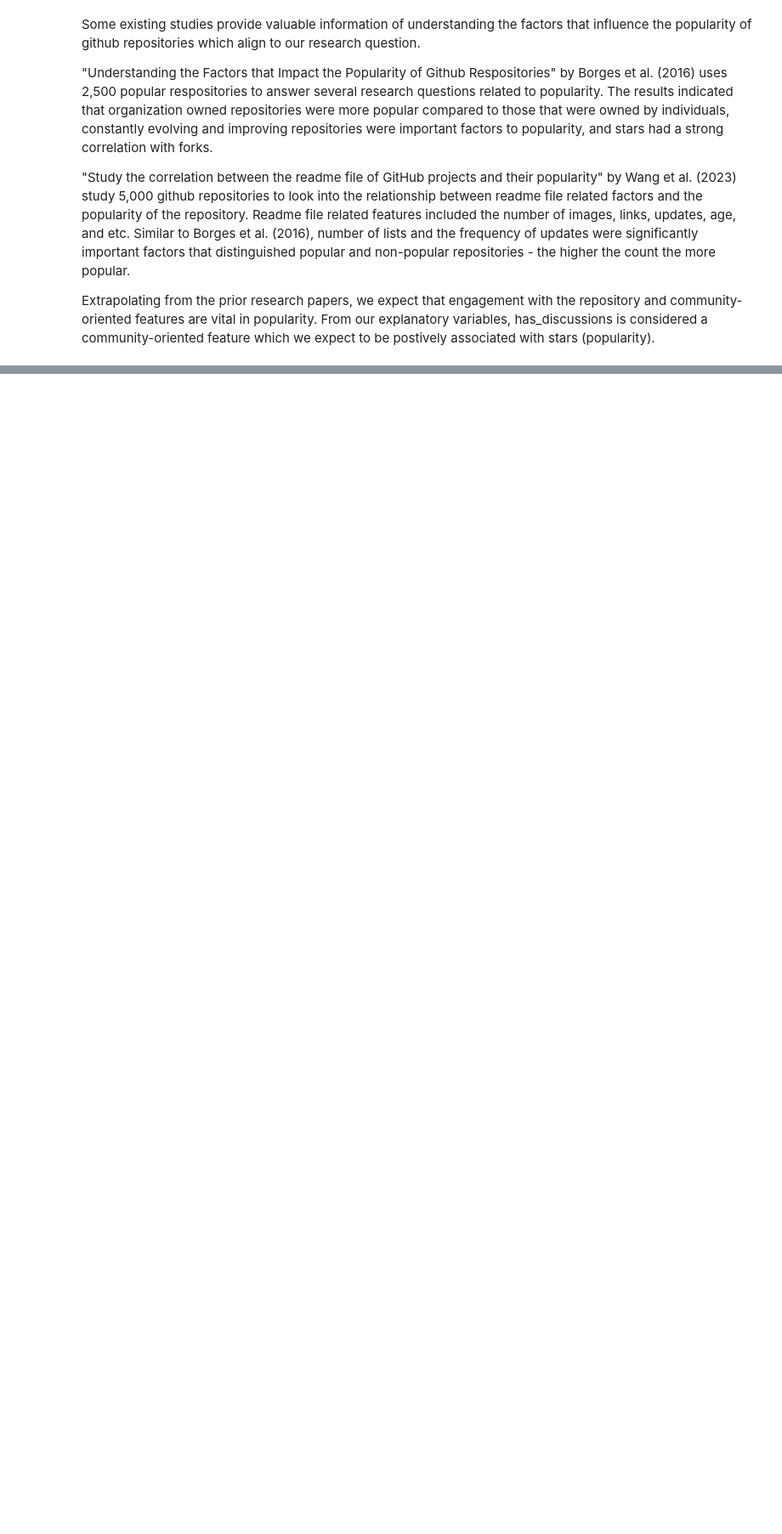
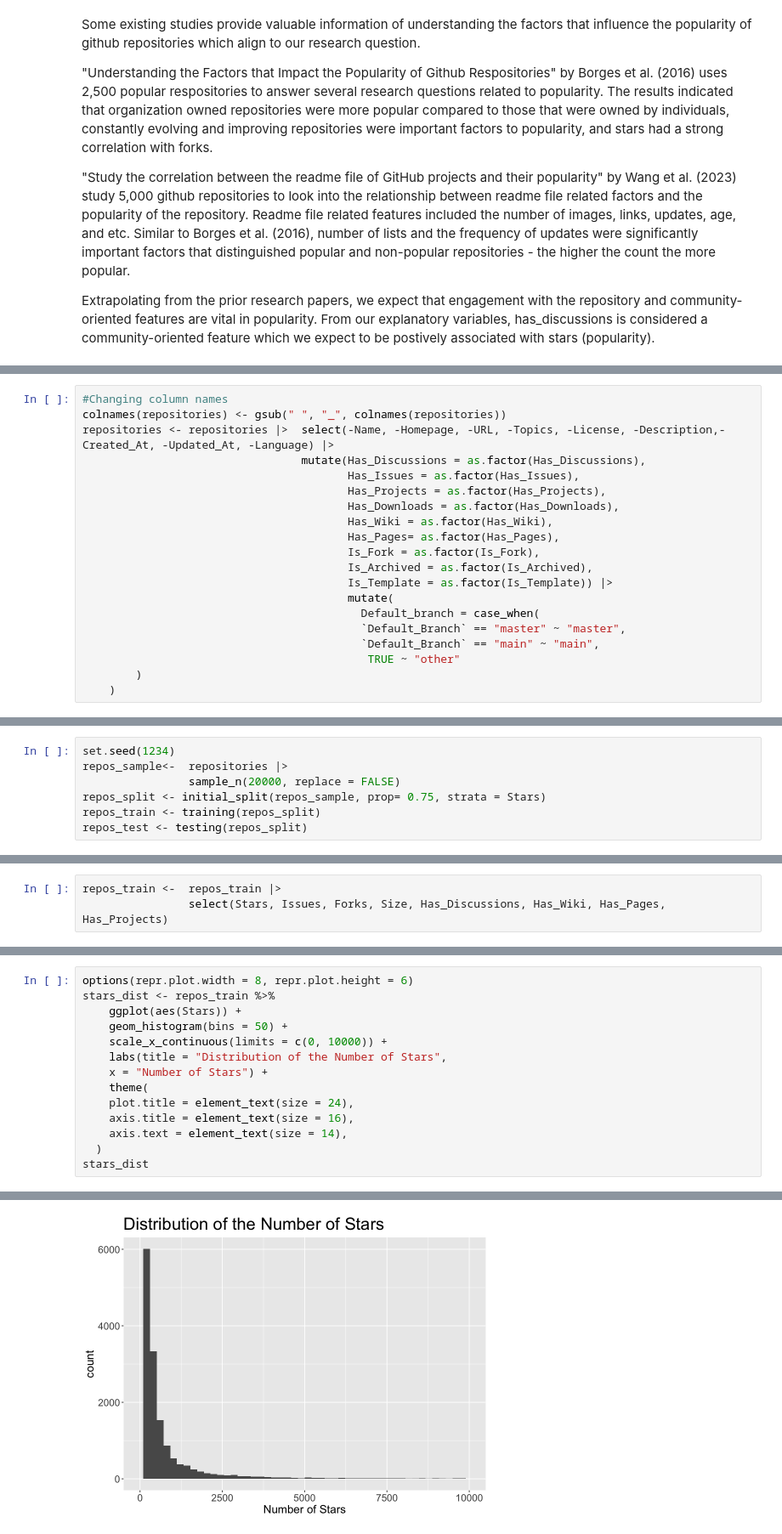
Before and after one commit to loayalabri/GitHubReposAnalysis, a Jupyter notebook: Final_Report.ipynb, the cells around one changed output, grey strips where cells are left out. Shown at 85% size. Drawn from its saved outputs; the diff is of its cells as text; blank space fills up the shorter version.

```diff
--- a/Final_Report.ipynb
+++ b/Final_Report.ipynb
@@ -62,0 +125,20 @@ Extrapolating from the prior research papers, we expect that engagement with the
+# %%
+#Changing column names
+colnames(repositories) <- gsub(" ", "_", colnames(repositories))
+repositories <- repositories |>  select(-Name, -Homepage, -URL, -Topics, -License, -Description,-Created_At, -Updated_At, -Language) |>
+                                 mutate(Has_Discussions = as.factor(Has_Discussions),
+                                        Has_Issues = as.factor(Has_Issues),
+                                        Has_Projects = as.factor(Has_Projects),
+                                        Has_Downloads = as.factor(Has_Downloads),
+                                        Has_Wiki = as.factor(Has_Wiki),
+                                        Has_Pages= as.factor(Has_Pages),
+                                        Is_Fork = as.factor(Is_Fork),
+                                        Is_Archived = as.factor(Is_Archived),
+                                        Is_Template = as.factor(Is_Template)) |>
+                                        mutate(
+                                          Default_branch = case_when(
+                                          `Default_Branch` == "master" ~ "master",
+                                          `Default_Branch` == "main" ~ "main",
+                                           TRUE ~ "other"
+        )
+    )
@@ -62,0 +159,7 @@ Extrapolating from the prior research papers, we expect that engagement with the
+# %%
+set.seed(1234)
+repos_sample<-  repositories |>
+                sample_n(20000, replace = FALSE)
+repos_split <- initial_split(repos_sample, prop= 0.75, strata = Stars)
+repos_train <- training(repos_split)
+repos_test <- testing(repos_split)
@@ -62,0 +196,3 @@ Extrapolating from the prior research papers, we expect that engagement with the
+# %%
+repos_train <-  repos_train |>
+                select(Stars, Issues, Forks, Size, Has_Discussions, Has_Wiki, Has_Pages, Has_Projects)
@@ -62,0 +203,15 @@ Extrapolating from the prior research papers, we expect that engagement with the
+# %%
+options(repr.plot.width = 8, repr.plot.height = 6)
+stars_dist <- repos_train %>%
+    ggplot(aes(Stars)) +
+    geom_histogram(bins = 50) +
+    scale_x_continuous(limits = c(0, 10000)) +
+    labs(title = "Distribution of the Number of Stars",
+    x = "Number of Stars") +
+    theme(
+    plot.title = element_text(size = 24),
+    axis.title = element_text(size = 16),
+    axis.text = element_text(size = 14),
+  )
+stars_dist
+# %% [output]
@@ -62,0 +223 @@ Extrapolating from the prior research papers, we expect that engagement with the
+[figure, added]
```
Also changed, not shown: parts of 51 cells of this notebook.
